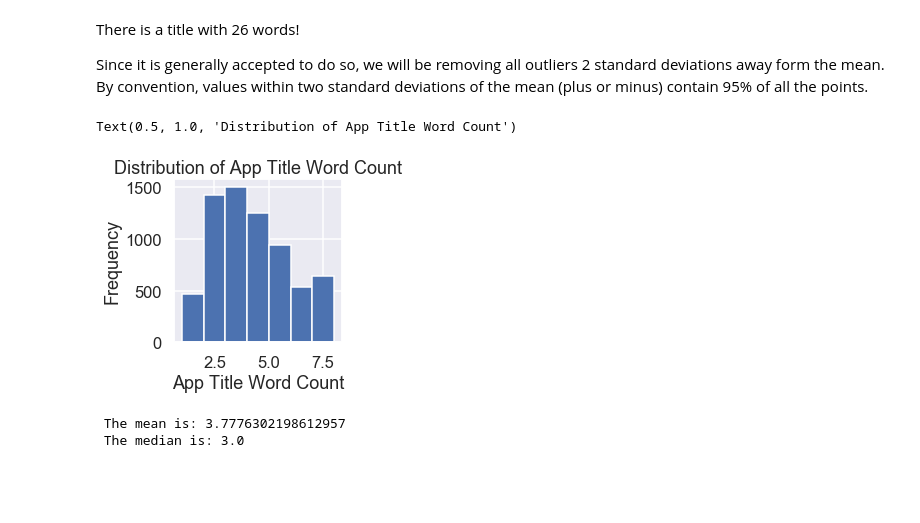
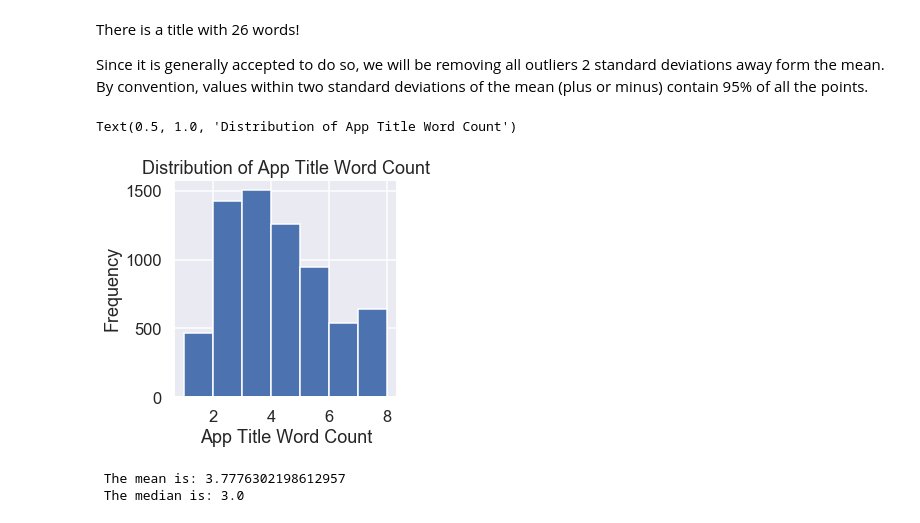
Before and after one commit to Titan-Ngo/COGS108_Repo, a Jupyter notebook: FinalProject.ipynb, the cells around one changed output. Cells and saved outputs as stored; diff of their text form; code cells hidden in the pictures; blank space fills up the shorter version.

Commit message:
finished final visualizations

```diff
--- a/FinalProject.ipynb
+++ b/FinalProject.ipynb
@@ -466,13 +467,13 @@ df = df.drop(df[(df['Word Count'] < (wordCountMean - 2*wordCountSD)) |
                 (df['Word Count'] > (wordCountMean + 2*wordCountSD))].index)
 # %%
 # Plots 'Word Count' of app titles to see its distribution
-df['Word Count'].plot.hist(bins = 7, figsize=(3,3))
+df['Word Count'].plot.hist(bins = 7, figsize=(4,4))
 plt.xlabel('App Title Word Count')
 plt.ylabel('Frequency')
 plt.title('Distribution of App Title Word Count')
 # %% [output]
 Text(0.5, 1.0, 'Distribution of App Title Word Count')
-[figure, old version]
+[figure, new version]
 # %%
 # Calculate the mean and median of 'Word Count'
 mean = df['Word Count'].mean()
```
Also changed, not shown: parts of 49 cells of this notebook.
